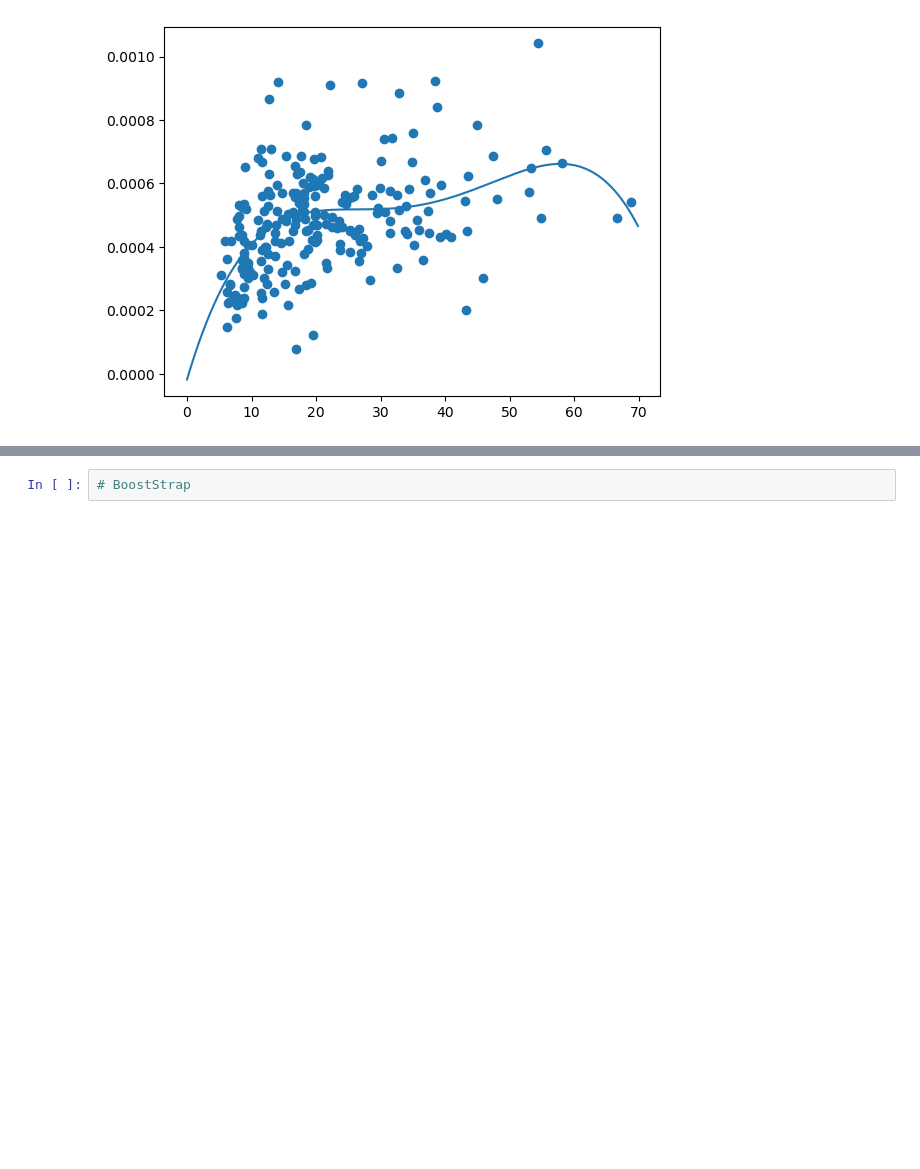
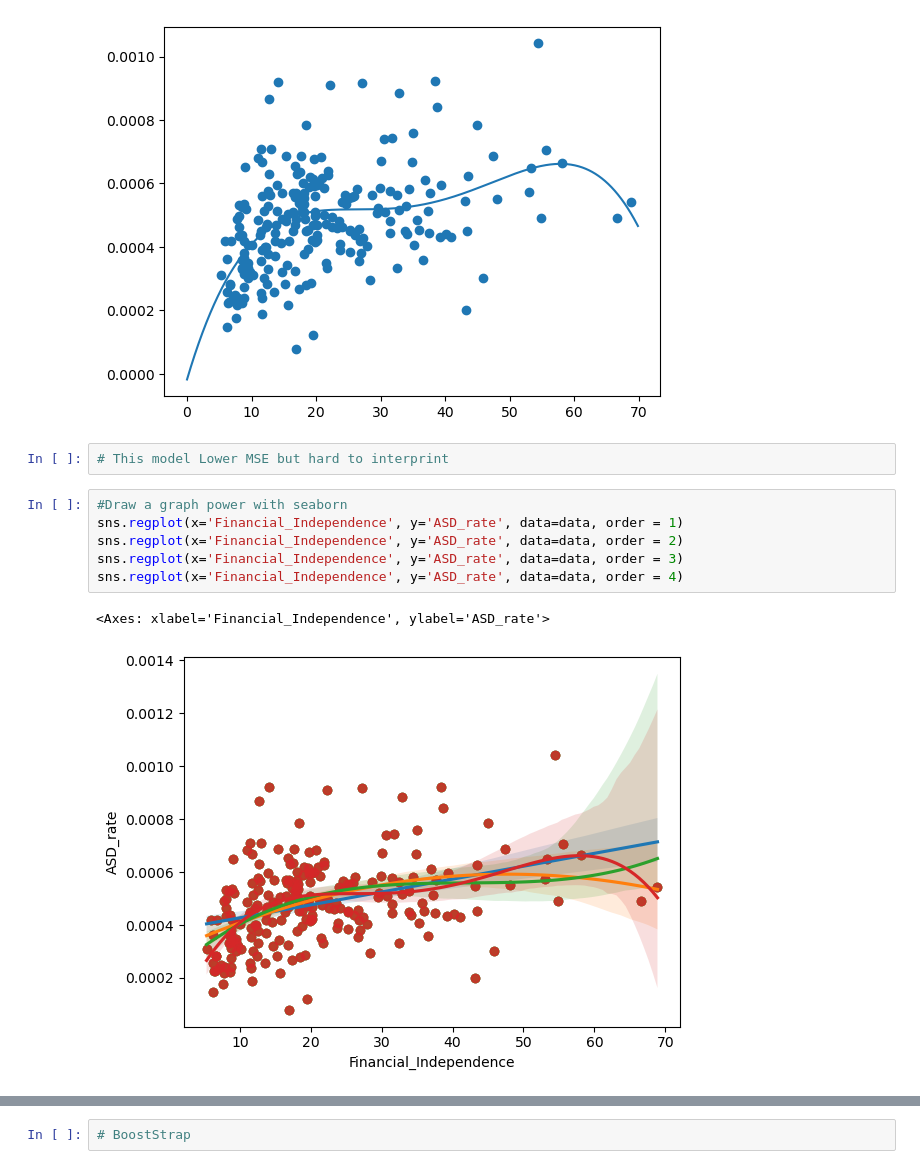
Before and after one commit to milkywaypeko/ASD_FI_Correlation, a Jupyter notebook: ASD_ID_FI_Correlation.ipynb, the cells around one changed output, grey strips where cells are left out. Cells and saved outputs as stored; diff of their text form; blank space fills up the shorter version.

```diff
--- a/ASD_ID_FI_Correlation.ipynb
+++ b/ASD_ID_FI_Correlation.ipynb
@@ -443,3 +443,14 @@ plt.plot(FI_OLS_4_x, FI_OLS_4_y)
 plt.show()
 # %% [output]
 [figure]
+# %%
+# This model Lower MSE but hard to interprint
+# %%
+#Draw a graph power with seaborn
+sns.regplot(x='Financial_Independence', y='ASD_rate', data=data, order = 1)
+sns.regplot(x='Financial_Independence', y='ASD_rate', data=data, order = 2)
+sns.regplot(x='Financial_Independence', y='ASD_rate', data=data, order = 3)
+sns.regplot(x='Financial_Independence', y='ASD_rate', data=data, order = 4)
+# %% [output]
+<Axes: xlabel='Financial_Independence', ylabel='ASD_rate'>
+[figure, added]
```
Also changed, not shown: parts of 13 cells of this notebook.
